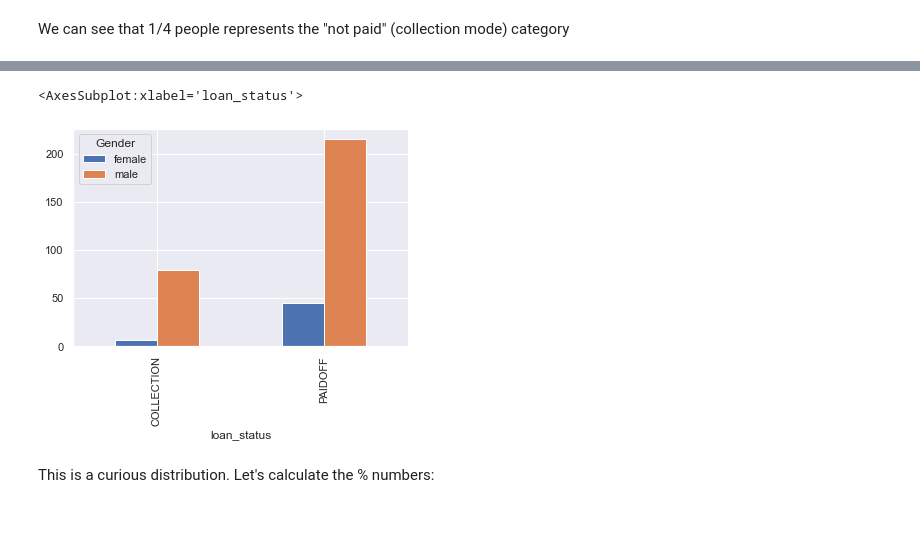
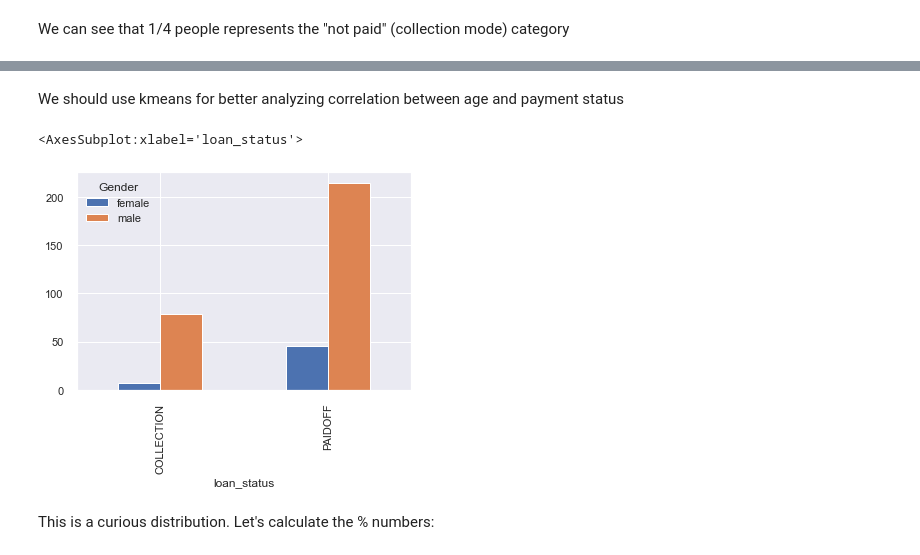
Before and after one commit to FrancescoCrovella/MachineLearning, a Jupyter notebook: MachineLearning_LoansPayment.ipynb, the cells around one changed output, grey strips where cells are left out. Saved outputs shown, nothing was run; the diff lists cells and outputs as text; code cells hidden in the pictures; blank space fills up the shorter version.

```diff
--- a/MachineLearning_LoansPayment.ipynb
+++ b/MachineLearning_LoansPayment.ipynb
@@ -187,12 +283,13 @@ We can see that 1/4 people represents the "not paid" (collection mode) category
+# %% [markdown]
+We should use kmeans for better analyzing correlation between age and payment status
 # %%
 df1=df.groupby(['loan_status','Gender']).size()
 df1=df1.unstack()
 
-ay=df1.plot(kind='bar')
-ay
+df1.plot(kind='bar')
 # %% [output]
 <AxesSubplot:xlabel='loan_status'>
-[figure, old version]
+[figure, new version]
 # %% [markdown]
 This is a curious distribution. Let's calculate the % numbers:
 # %%
```
Also changed, not shown: parts of 22 cells of this notebook.
